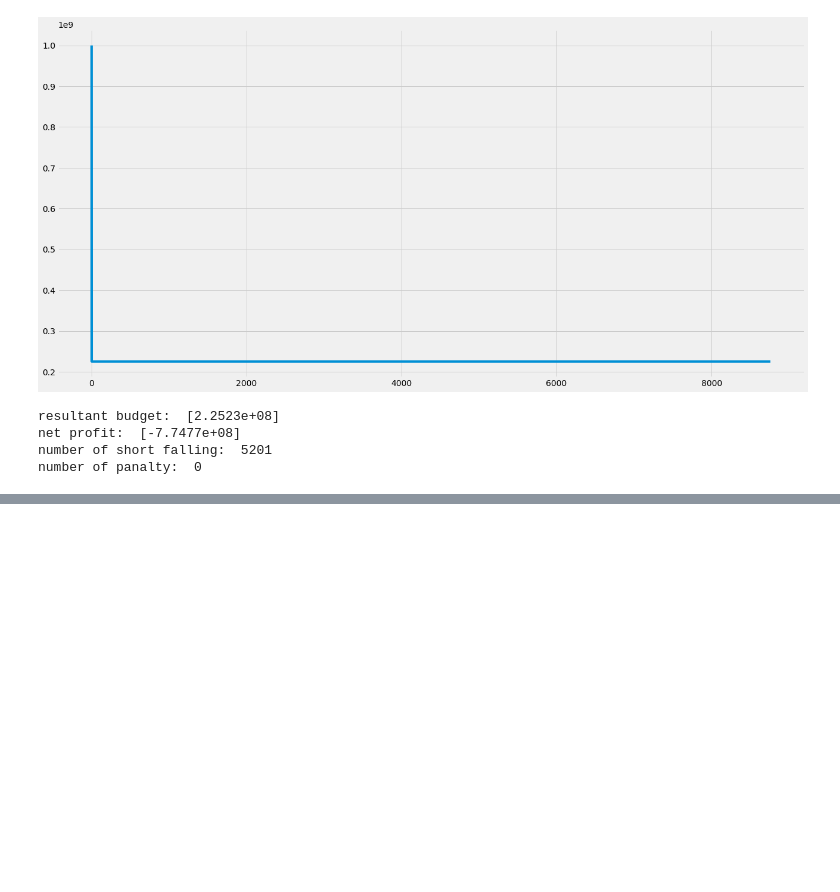
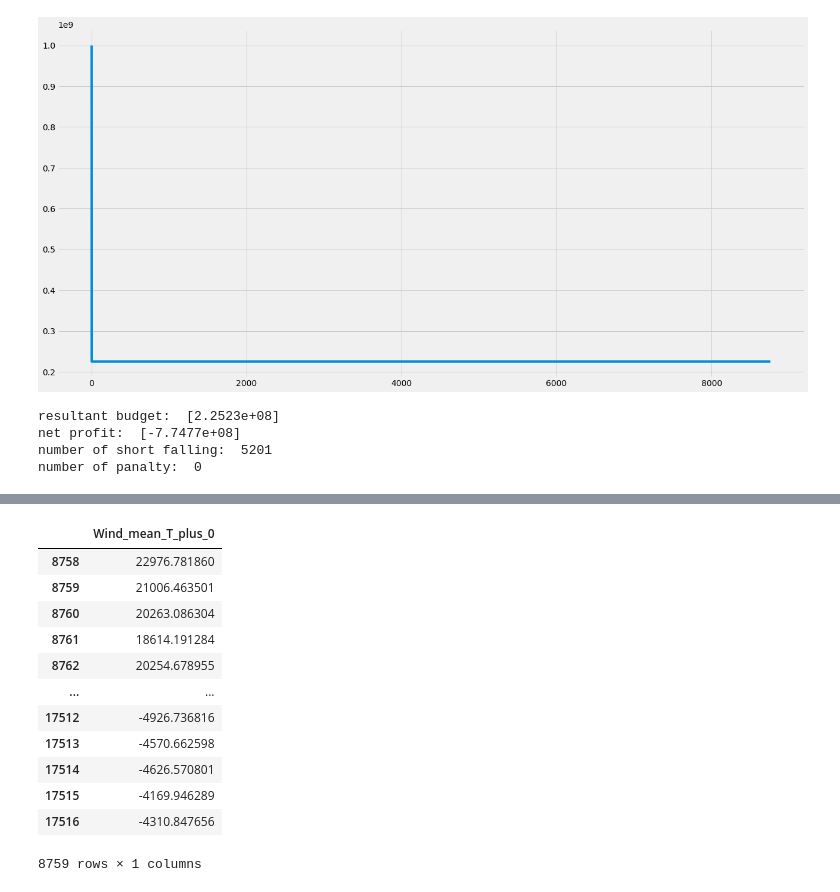
Before and after one commit to wesley34/ai4impactProject2, a Jupyter notebook: wesley_new_model.ipynb, the cells around one changed output, grey strips where cells are left out. Saved outputs shown, nothing was run; the diff lists cells and outputs as text; code cells hidden in the pictures; blank space fills up the shorter version.

```diff
--- a/wesley_new_model.ipynb
+++ b/wesley_new_model.ipynb
@@ -563 +563,17 @@ y_predict_holdout = np.array([i if i>0 else 0  for i in holdout_y_hat_inversed])
+# %%
+holdout_y-y_predict_holdout
+# %% [output]
+|  | Wind_mean_T_plus_0 |
+| 8758 | 22976.781860 |
+| 8759 | 21006.463501 |
+| 8760 | 20263.086304 |
+| 8761 | 18614.191284 |
+| 8762 | 20254.678955 |
+| ... | ... |
+| 17512 | -4926.736816 |
+| 17513 | -4570.662598 |
+| 17514 | -4626.570801 |
+| 17515 | -4169.946289 |
+| 17516 | -4310.847656 |
+8759 rows × 1 columns
 # %%
```
Also changed, not shown: parts of 7 cells of this notebook.
